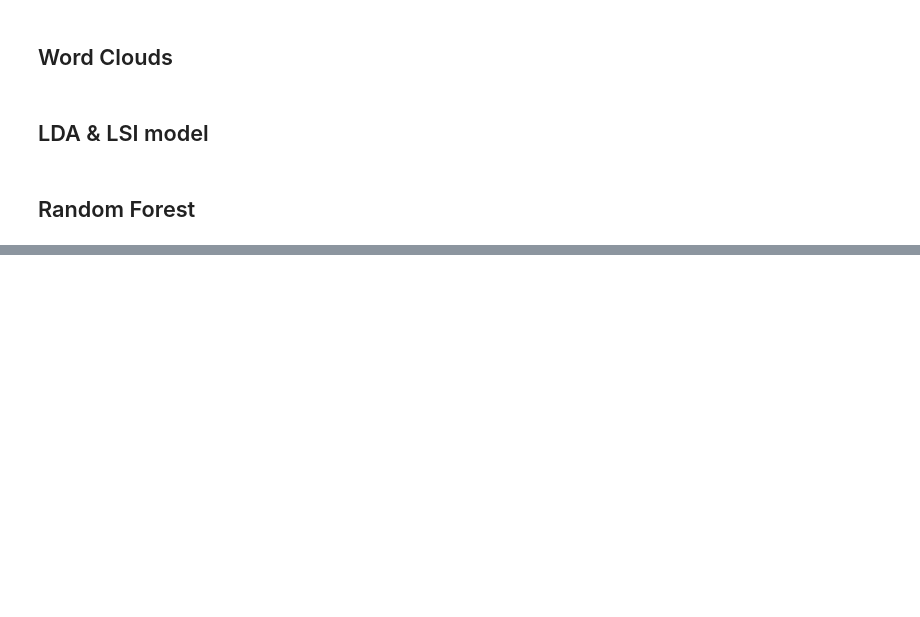
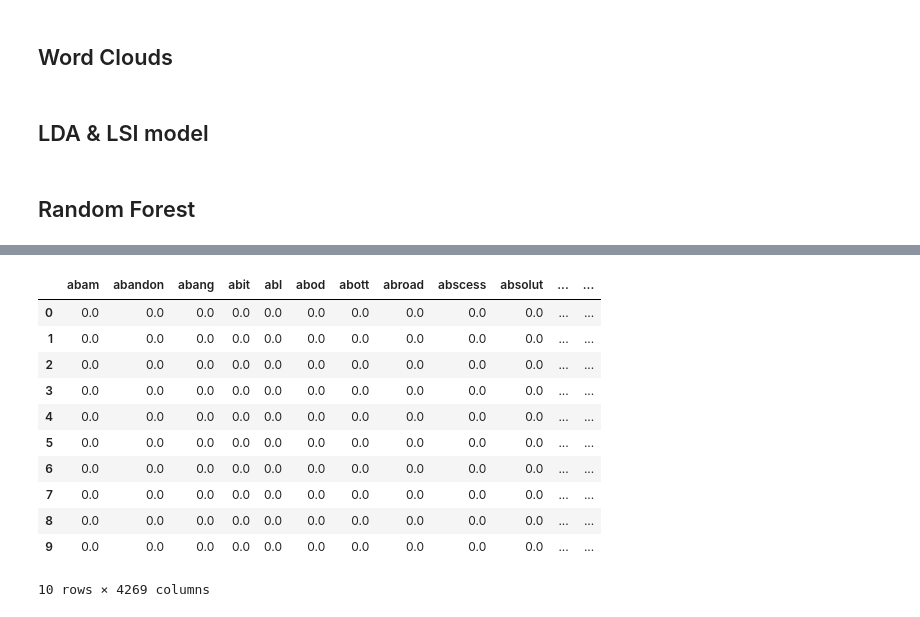
Before and after one commit to juew72/pet-adoptionspeed, a Jupyter notebook: NLP.ipynb, the cells around one changed output, grey strips where cells are left out. Drawn from its saved outputs; the diff is of its cells as text; code cells hidden in the pictures; blank space fills up the shorter version.

```diff
--- a/NLP.ipynb
+++ b/NLP.ipynb
@@ -231,0 +315,16 @@ avg / total       0.30      0.26      0.27       410
+# %%
+Xdf_tfidf = pd.DataFrame(X_tfidf.toarray(), columns=tfidf_vectorizer.get_feature_names())
+Xdf_tfidf.head(10)
+# %% [output]
+|  | abam | abandon | abang | abit | abl | abod | abott | abroad | abscess | absolut | ... | ... |
+| 0 | 0.0 | 0.0 | 0.0 | 0.0 | 0.0 | 0.0 | 0.0 | 0.0 | 0.0 | 0.0 | ... | ... |
+| 1 | 0.0 | 0.0 | 0.0 | 0.0 | 0.0 | 0.0 | 0.0 | 0.0 | 0.0 | 0.0 | ... | ... |
+| 2 | 0.0 | 0.0 | 0.0 | 0.0 | 0.0 | 0.0 | 0.0 | 0.0 | 0.0 | 0.0 | ... | ... |
+| 3 | 0.0 | 0.0 | 0.0 | 0.0 | 0.0 | 0.0 | 0.0 | 0.0 | 0.0 | 0.0 | ... | ... |
+| 4 | 0.0 | 0.0 | 0.0 | 0.0 | 0.0 | 0.0 | 0.0 | 0.0 | 0.0 | 0.0 | ... | ... |
+| 5 | 0.0 | 0.0 | 0.0 | 0.0 | 0.0 | 0.0 | 0.0 | 0.0 | 0.0 | 0.0 | ... | ... |
+| 6 | 0.0 | 0.0 | 0.0 | 0.0 | 0.0 | 0.0 | 0.0 | 0.0 | 0.0 | 0.0 | ... | ... |
+| 7 | 0.0 | 0.0 | 0.0 | 0.0 | 0.0 | 0.0 | 0.0 | 0.0 | 0.0 | 0.0 | ... | ... |
+| 8 | 0.0 | 0.0 | 0.0 | 0.0 | 0.0 | 0.0 | 0.0 | 0.0 | 0.0 | 0.0 | ... | ... |
+| 9 | 0.0 | 0.0 | 0.0 | 0.0 | 0.0 | 0.0 | 0.0 | 0.0 | 0.0 | 0.0 | ... | ... |
+10 rows × 4269 columns
```
Also changed, not shown: parts of 38 cells of this notebook.
